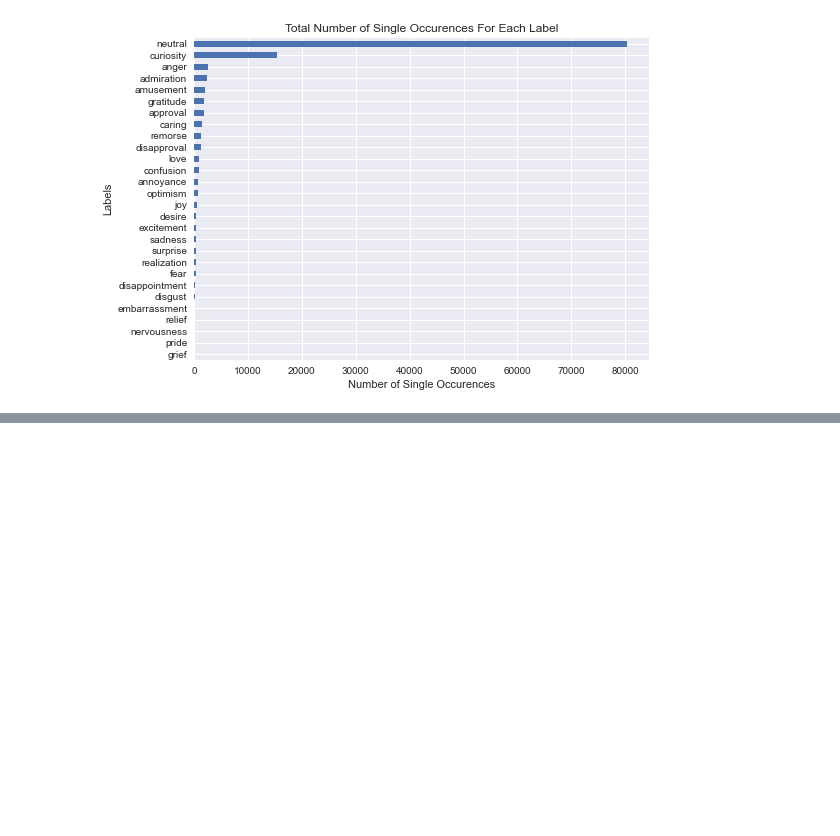
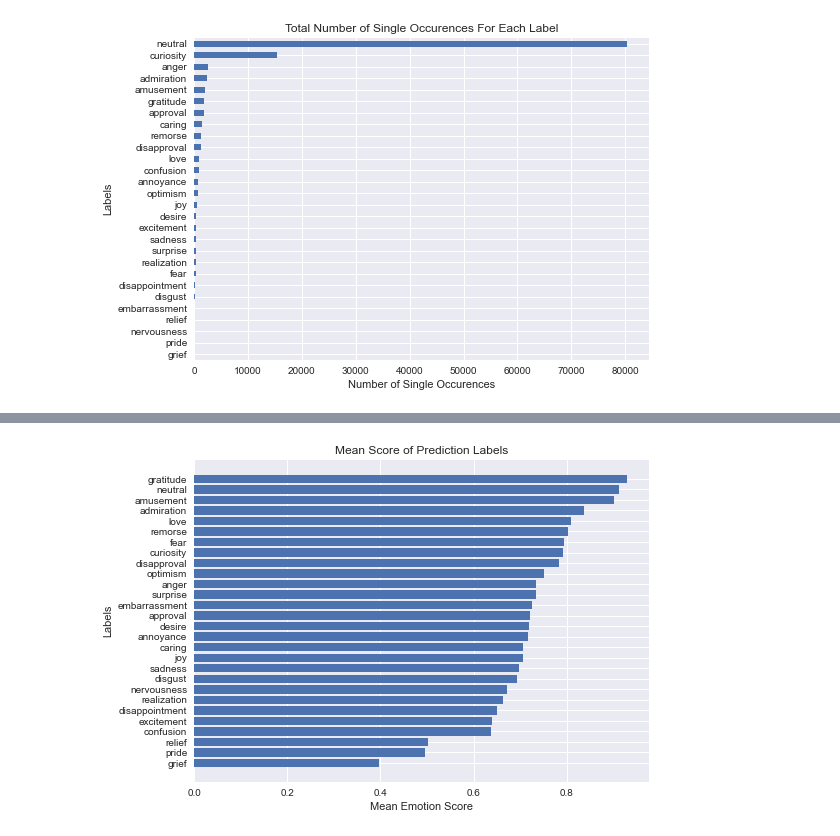
Before and after one commit to cdolfi/epik_open, a Jupyter notebook: notebooks/output_analysis.ipynb, the cells around one changed output, grey strips where cells are left out. Drawn from its saved outputs; the diff is of its cells as text; code cells hidden in the pictures; blank space fills up the shorter version.

Commit message:
Updated mean graph to only include instances assigned to class

```diff
--- a/notebooks/output_analysis.ipynb
+++ b/notebooks/output_analysis.ipynb
@@ -72,0 +80,6 @@ plt.savefig('occurs_preds.jpg')
+# %%
+# Fixing the mean graph to include only instances that were labeled with each emotion
+labels = df.columns
+mean_scores = []
+for label in labels:
+    mean_scores.append(df.loc[df[label] > 0, label].mean())
@@ -72,0 +106,13 @@ plt.savefig('occurs_preds.jpg')
+# %%
+# Sorting the frequencies in increasing order
+mean_dict = dict(zip(labels, mean_scores))
+sorted_mean_dict = dict(sorted(mean_dict.items(), key=lambda item: item[1]))
+# %%
+plt.barh(list(sorted_mean_dict.keys()), list(sorted_mean_dict.values()))
+plt.title('Mean Score of Prediction Labels')
+plt.xlabel('Mean Emotion Score')
+plt.ylabel('Labels')
+plt.tight_layout()
+plt.savefig('mean_preds.jpg')
+# %% [output]
+[figure, added]
```
Also changed, not shown: parts of 3 cells of this notebook, 2 other files.
